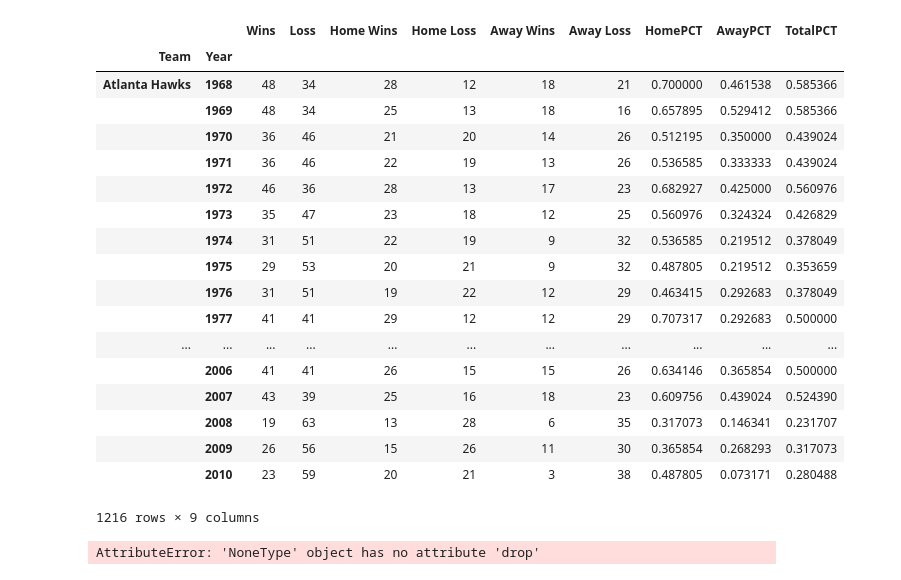
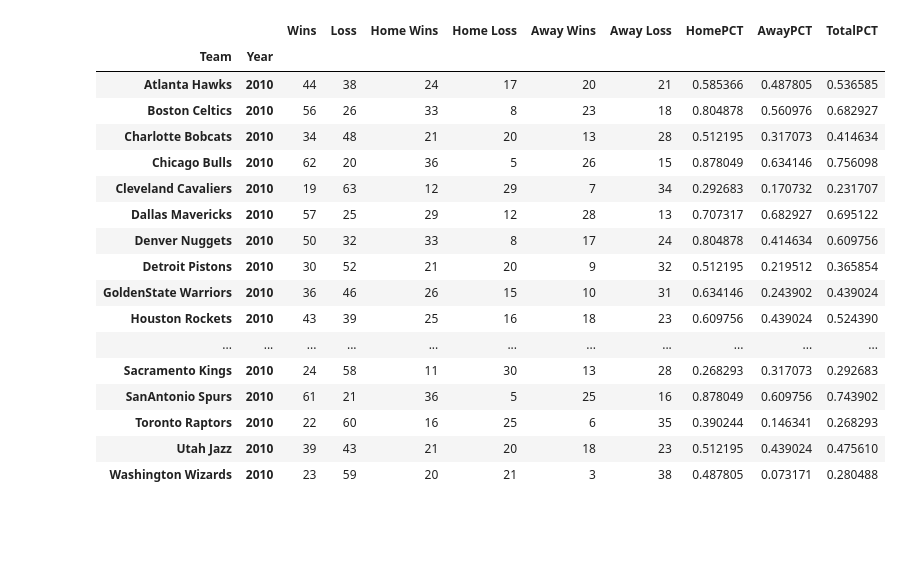
Before and after one commit to FB-Reda/HomeFieldAdvantage, a Jupyter notebook: HomeFieldAdvantage.ipynb, the cells around one changed output. Drawn from its saved outputs; the diff is of its cells as text; code cells hidden in the pictures; blank space fills up the shorter version.

Commit message:
Parsed out the NBA data we want
Got a data frame of just 2010 data now, this is the closest to present
in the dataset we’re using.  Also commented some stuff and cleaned up
my code in general.

```diff
--- a/HomeFieldAdvantage.ipynb
+++ b/HomeFieldAdvantage.ipynb
@@ -41,25 +45,39 @@ dfc2
-# %%
-dfn = pd.read_csv("/Users/Becket/GitHub/HomeFieldAdvantage/datasets/NBA.csv", encoding='latin-1', index_col=[1,0], skipinitialspace=True)
-#print(dfn.index)
-dfn
-# %% [output]
-|  |  | Wins | Loss | Home Wins | Home Loss | Away Wins | Away Loss | HomePCT | AwayPCT | TotalPCT |
-| Team | Year |  |  |  |  |  |  |  |  |  |
-| Atlanta Hawks | 1968 | 48 | 34 | 28 | 12 | 18 | 21 | 0.700000 | 0.461538 | 0.585366 |
-|  | 1969 | 48 | 34 | 25 | 13 | 18 | 16 | 0.657895 | 0.529412 | 0.585366 |
-|  | 1970 | 36 | 46 | 21 | 20 | 14 | 26 | 0.512195 | 0.350000 | 0.439024 |
-|  | 1971 | 36 | 46 | 22 | 19 | 13 | 26 | 0.536585 | 0.333333 | 0.439024 |
-|  | 1972 | 46 | 36 | 28 | 13 | 17 | 23 | 0.682927 | 0.425000 | 0.560976 |
-|  | 1973 | 35 | 47 | 23 | 18 | 12 | 25 | 0.560976 | 0.324324 | 0.426829 |
-|  | 1974 | 31 | 51 | 22 | 19 | 9 | 32 | 0.536585 | 0.219512 | 0.378049 |
-|  | 1975 | 29 | 53 | 20 | 21 | 9 | 32 | 0.487805 | 0.219512 | 0.353659 |
-|  | 1976 | 31 | 51 | 19 | 22 | 12 | 29 | 0.463415 | 0.292683 | 0.378049 |
-|  | 1977 | 41 | 41 | 29 | 12 | 12 | 29 | 0.707317 | 0.292683 | 0.500000 |
-| ... | ... | ... | ... | ... | ... | ... | ... | ... | ... | ... |
-|  | 2006 | 41 | 41 | 26 | 15 | 15 | 26 | 0.634146 | 0.365854 | 0.500000 |
-|  | 2007 | 43 | 39 | 25 | 16 | 18 | 23 | 0.609756 | 0.439024 | 0.524390 |
-|  | 2008 | 19 | 63 | 13 | 28 | 6 | 35 | 0.317073 | 0.146341 | 0.231707 |
-|  | 2009 | 26 | 56 | 15 | 26 | 11 | 30 | 0.365854 | 0.268293 | 0.317073 |
-|  | 2010 | 23 | 59 | 20 | 21 | 3 | 38 | 0.487805 | 0.073171 | 0.280488 |
-1216 rows × 9 columns
+# %%
+import pandas as pd
+
+# Setup Dataframe for all NBA data
+# dfn = dataframe of all NBA data
+dfn = pd.read_csv("/Users/Becket/GitHub/HomeFieldAdvantage/datasets/NBA.csv", encoding='latin-1', index_col=[1,0], skipinitialspace=True)
+
+dropYears =[1950, 1951, 1952, 1953, 1954, 1955, 1956, 1957, 1958, 1959,
+           1960, 1961, 1962, 1963, 1964, 1965, 1966, 1967, 1968, 1969,
+           1970, 1971, 1972, 1973, 1974, 1975, 1976, 1977, 1978, 1979,
+           1980, 1981, 1982, 1983, 1984, 1985, 1986, 1987, 1988, 1989,
+           1990, 1991, 1992, 1993, 1994, 1995, 1996, 1997, 1998, 1999,
+           2000, 2001, 2002, 2003, 2004, 2005, 2006, 2007, 2008, 2009]
+
+# Pare it down to just the Data for the Year 2010
+# dfn10 = dataframe of just NBA teams in 2010
+dfn10 = dfn
+dfn10.drop(dropYears, level='Year', axis=0,inplace=True)
+dfn10
+# %% [output]
+|  |  | Wins | Loss | Home Wins | Home Loss | Away Wins | Away Loss | HomePCT | AwayPCT | TotalPCT |
+| Team | Year |  |  |  |  |  |  |  |  |  |
+| Atlanta Hawks | 2010 | 44 | 38 | 24 | 17 | 20 | 21 | 0.585366 | 0.487805 | 0.536585 |
+| Boston Celtics | 2010 | 56 | 26 | 33 | 8 | 23 | 18 | 0.804878 | 0.560976 | 0.682927 |
+| Charlotte Bobcats | 2010 | 34 | 48 | 21 | 20 | 13 | 28 | 0.512195 | 0.317073 | 0.414634 |
+| Chicago Bulls | 2010 | 62 | 20 | 36 | 5 | 26 | 15 | 0.878049 | 0.634146 | 0.756098 |
+| Cleveland Cavaliers | 2010 | 19 | 63 | 12 | 29 | 7 | 34 | 0.292683 | 0.170732 | 0.231707 |
+| Dallas Mavericks | 2010 | 57 | 25 | 29 | 12 | 28 | 13 | 0.707317 | 0.682927 | 0.695122 |
+| Denver Nuggets | 2010 | 50 | 32 | 33 | 8 | 17 | 24 | 0.804878 | 0.414634 | 0.609756 |
+| Detroit Pistons | 2010 | 30 | 52 | 21 | 20 | 9 | 32 | 0.512195 | 0.219512 | 0.365854 |
+| GoldenState Warriors | 2010 | 36 | 46 | 26 | 15 | 10 | 31 | 0.634146 | 0.243902 | 0.439024 |
+| Houston Rockets | 2010 | 43 | 39 | 25 | 16 | 18 | 23 | 0.609756 | 0.439024 | 0.524390 |
+| ... | ... | ... | ... | ... | ... | ... | ... | ... | ... | ... |
+| Sacramento Kings | 2010 | 24 | 58 | 11 | 30 | 13 | 28 | 0.268293 | 0.317073 | 0.292683 |
+| SanAntonio Spurs | 2010 | 61 | 21 | 36 | 5 | 25 | 16 | 0.878049 | 0.609756 | 0.743902 |
+| Toronto Raptors | 2010 | 22 | 60 | 16 | 25 | 6 | 35 | 0.390244 | 0.146341 | 0.268293 |
+| Utah Jazz | 2010 | 39 | 43 | 21 | 20 | 18 | 23 | 0.512195 | 0.439024 | 0.475610 |
+| Washington Wizards | 2010 | 23 | 59 | 20 | 21 | 3 | 38 | 0.487805 | 0.073171 | 0.280488 |
 # %%
@@ -81,9 +100,3 @@ teamArr = ['Atlanta Hawks', 'Baltimore Bullets', 'Boston Celtics', 'Buffalo Brav
          'Sacramento Kings', 'SanAntonio Spurs', 'SanDiego Clippers', 'SanDiego Rockets', 'SanFrancisco Warriors',
          'Seattle Supersonics', 'St.Louis Hawks', 'Syracuse Nationals', 'Toronto Raptors', 'Tri-Cities Blackhawks',
          'Utah Jazz', 'Vancouver Grizzlies', 'Washington Bullets', 'Washington Capitols', 'Washington Wizards']
-# %%
-for year in yearArr:
-    dfn.drop(str(year), level='Year', axis=0,inplace=True)
-dfn
-# %% [output]
-AttributeError: 'NoneType' object has no attribute 'drop'
```
Also changed, not shown: parts of 3 cells of this notebook.
